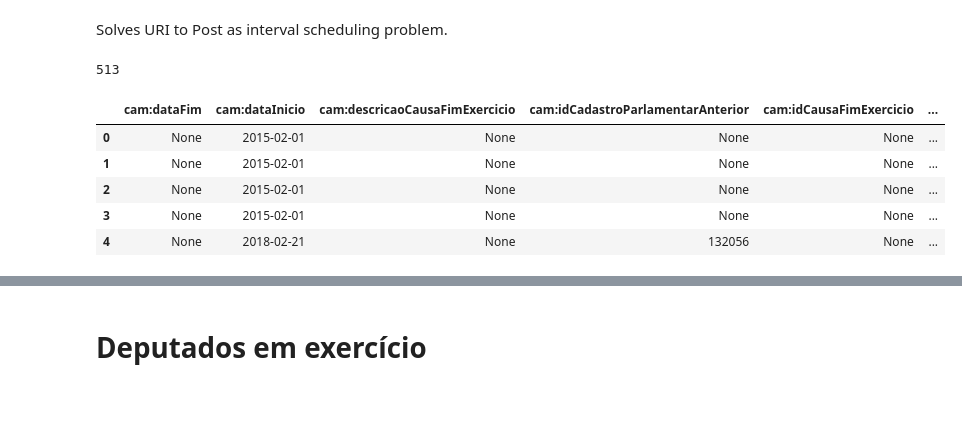
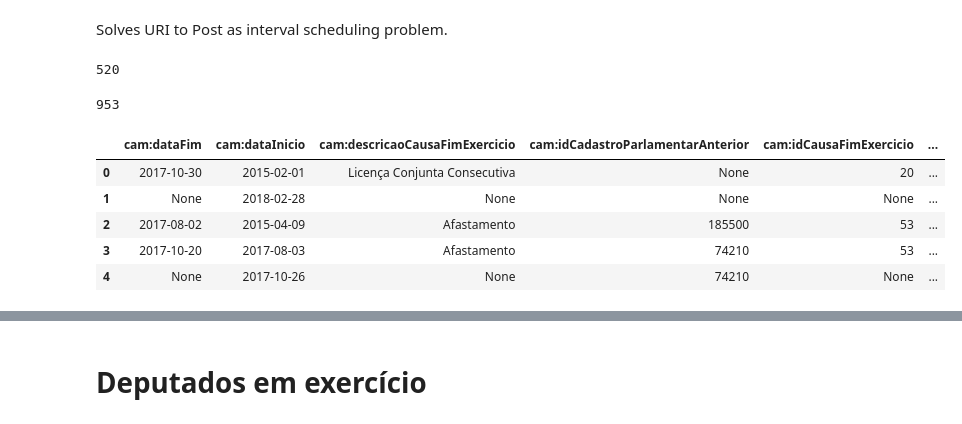
Before and after one commit to guilhermevarela/polare_scrapper, a Jupyter notebook: RoleDeputadoWithPosts.ipynb, the cells around one changed output, grey strips where cells are left out. Cells and saved outputs as stored; diff of their text form; code cells hidden in the pictures.

```diff
--- a/RoleDeputadoWithPosts.ipynb
+++ b/RoleDeputadoWithPosts.ipynb
@@ -21,23 +21,25 @@ tree = ET.parse('datasets/ObterDeputados.xml') # api v1 this list is volatile an
 xmlstr_current_congressmen = ET.tostring(tree.getroot(), encoding='utf-8', method='xml')
 # %%
-with open('datasets/posts-55.csv', mode='r') as f:
+with open('datasets/slp/posts-55.csv', mode='r') as f:
     postsstr = f.read()
 f.close()
 posts = postsstr.split('\n')[1:]
 postsdeque_dict = {start_date:deque(posts, maxlen=len(posts))}
 print(len(posts))
 # %% [output]
-513
+520
 # %%
-with open('datasets/memberships_with_role_deputado-55.json', mode='r') as f:
+with open('datasets/camara/json/memberships_with_role_deputado-55.json', mode='r') as f:
     membership_with_role_deputado = json.load(f)
 f.close()
 df = pd.DataFrame.from_dict(membership_with_role_deputado)
+print(df.shape[0])
 df.head()
 # %% [output]
+953
 |  | cam:dataFim | cam:dataInicio | cam:descricaoCausaFimExercicio | cam:idCadastroParlamentarAnterior | cam:idCausaFimExercicio | ... |
-| 0 | None | 2015-02-01 | None | None | None | ... |
-| 1 | None | 2015-02-01 | None | None | None | ... |
-| 2 | None | 2015-02-01 | None | None | None | ... |
-| 3 | None | 2015-02-01 | None | None | None | ... |
-| 4 | None | 2018-02-21 | None | 132056 | None | ... |
+| 0 | 2017-10-30 | 2015-02-01 | Licença Conjunta Consecutiva | None | 20 | ... |
+| 1 | None | 2018-02-28 | None | None | None | ... |
+| 2 | 2017-08-02 | 2015-04-09 | Afastamento | 185500 | 53 | ... |
+| 3 | 2017-10-20 | 2017-08-03 | Afastamento | 74210 | 53 | ... |
+| 4 | None | 2017-10-26 | None | 74210 | None | ... |
```
Also changed, not shown: parts of 11 cells of this notebook, 9 other files.
